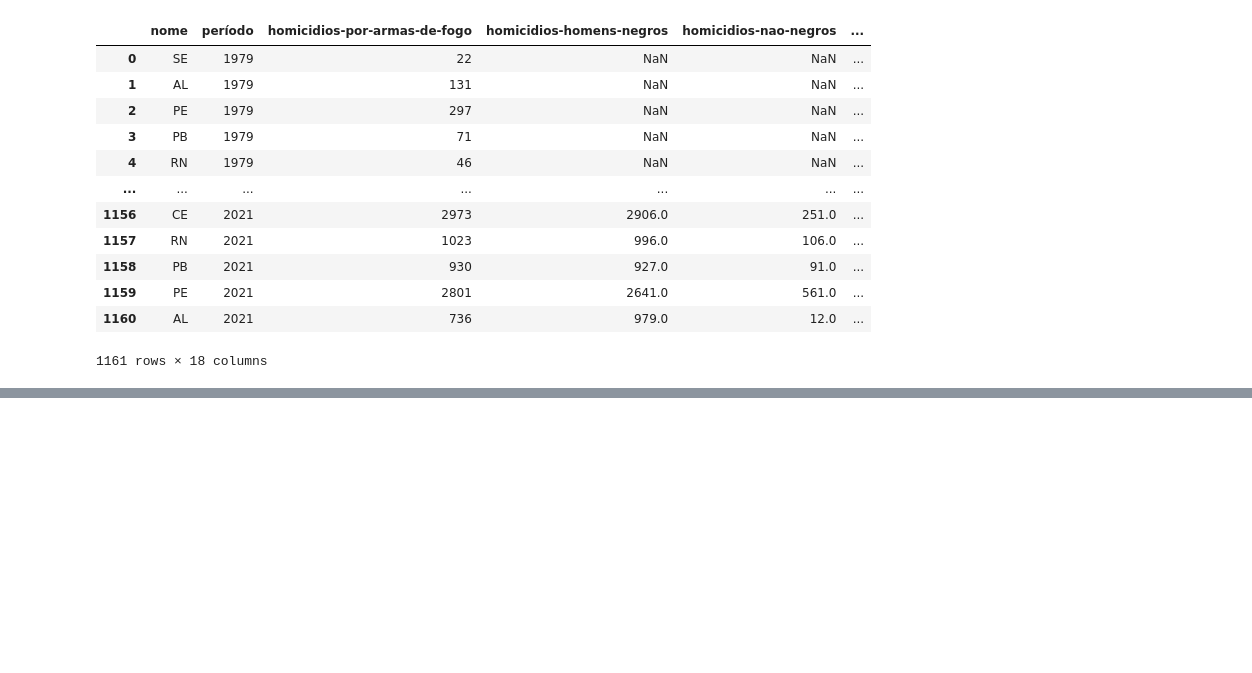
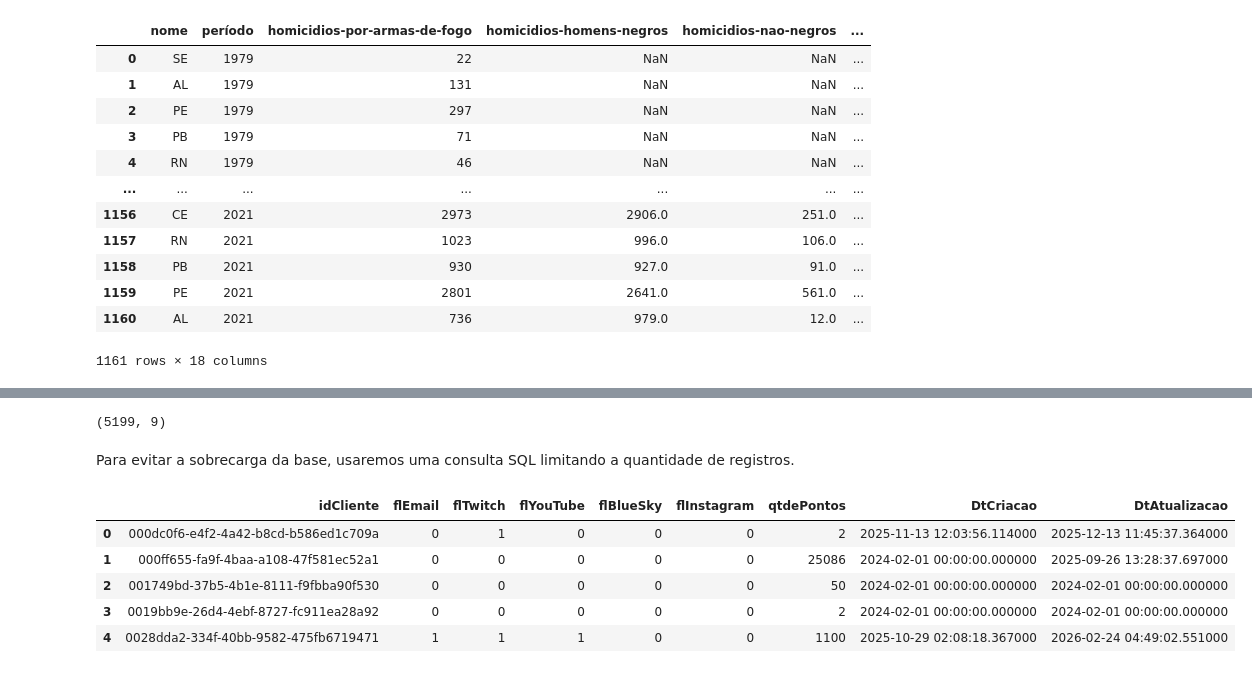
Before and after one commit to alexsandro-matias/pandas-2025, a Jupyter notebook: notebook.ipynb, the cells around one changed output, grey strips where cells are left out. Saved outputs shown, nothing was run; the diff lists cells and outputs as text; code cells hidden in the pictures; blank space fills up the shorter version.

Commit message:
Ensinando Pandas Ep 15 - Conexão com Banco de Dados SQL

```diff
--- a/notebook.ipynb
+++ b/notebook.ipynb
@@ -1707,0 +1711,4 @@ pd.concat(dfs, axis=1).reset_index()
+# %%
+engine = sqlalchemy.create_engine("sqlite:////run/media/alexsandro/750GB/github_projetos/pandas-2025/archive/database.db")
+
+clientes = pd.read_sql_table(table_name="clientes", con=engine)
@@ -1707,0 +1724,19 @@ pd.concat(dfs, axis=1).reset_index()
+# %%
+clientes.shape
+# %% [output]
+(5199, 9)
+# %% [markdown]
+Para evitar a sobrecarga da base, usaremos uma consulta SQL limitando a quantidade de registros.
+# %%
+consulta = "select * from clientes limit 100"
+
+clientes_consulta = pd.read_sql(consulta, con=engine)
+
+clientes_consulta.head()
+# %% [output]
+|  | idCliente | flEmail | flTwitch | flYouTube | flBlueSky | flInstagram | qtdePontos | DtCriacao | DtAtualizacao |
+| 0 | 000dc0f6-e4f2-4a42-b8cd-b586ed1c709a | 0 | 1 | 0 | 0 | 0 | 2 | 2025-11-13 12:03:56.114000 | 2025-12-13 11:45:37.364000 |
+| 1 | 000ff655-fa9f-4baa-a108-47f581ec52a1 | 0 | 0 | 0 | 0 | 0 | 25086 | 2024-02-01 00:00:00.000000 | 2025-09-26 13:28:37.697000 |
+| 2 | 001749bd-37b5-4b1e-8111-f9fbba90f530 | 0 | 0 | 0 | 0 | 0 | 50 | 2024-02-01 00:00:00.000000 | 2024-02-01 00:00:00.000000 |
+| 3 | 0019bb9e-26d4-4ebf-8727-fc911ea28a92 | 0 | 0 | 0 | 0 | 0 | 2 | 2024-02-01 00:00:00.000000 | 2024-02-01 00:00:00.000000 |
+| 4 | 0028dda2-334f-40bb-9582-475fb6719471 | 1 | 1 | 1 | 0 | 0 | 1100 | 2025-10-29 02:08:18.367000 | 2026-02-24 04:49:02.551000 |
```
Also changed, not shown: parts of 21 cells of this notebook, 4 other files.
